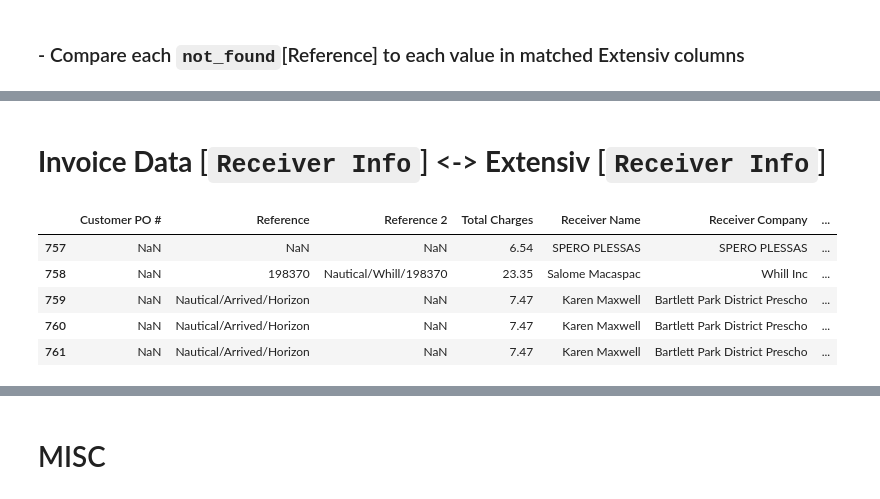
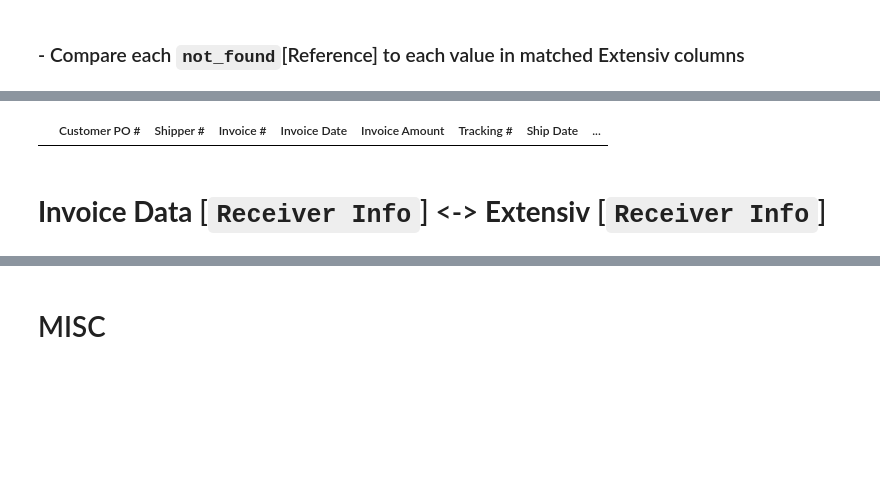
Before and after one commit to dsagher/Reconciliation-Project, a Jupyter notebook: py_files/recon.ipynb, the cells around one changed output, grey strips where cells are left out. Saved outputs shown, nothing was run; the diff lists cells and outputs as text; code cells hidden in the pictures; blank space fills up the shorter version.

```diff
--- a/py_files/recon.ipynb
+++ b/py_files/recon.ipynb
@@ -337,16 +461,6 @@ gp_found_values
+# %%
+not_found[(not_found['Customer PO #'] == 'GP Acoustics')]
+# %% [output]
+|  | Customer PO # | Shipper # | Invoice # | Invoice Date | Invoice Amount | Tracking # | Ship Date | ... |
 # %% [markdown]
 # **Invoice Data** [`Receiver Info`] <-> **Extensiv** [`Receiver Info`]
-# %%
-# Create list of FedEx References that were found in Extensiv cross-examination
-
-found_reference_lst = list()
-
-for i in gp_found_values:
-    found_reference_lst.append(i['Reference'])
-# %% [output]
-|  | Customer PO # | Reference | Reference 2 | Total Charges | Receiver Name | Receiver Company | ... |
-| 757 | NaN | NaN | NaN | 6.54 | SPERO PLESSAS | SPERO PLESSAS | ... |
-| 758 | NaN | 198370 | Nautical/Whill/198370 | 23.35 | Salome Macaspac | Whill Inc | ... |
-| 759 | NaN | Nautical/Arrived/Horizon | NaN | 7.47 | Karen Maxwell | Bartlett Park District Prescho | ... |
-| 760 | NaN | Nautical/Arrived/Horizon | NaN | 7.47 | Karen Maxwell | Bartlett Park District Prescho | ... |
-| 761 | NaN | Nautical/Arrived/Horizon | NaN | 7.47 | Karen Maxwell | Bartlett Park District Prescho | ... |
```
Also changed, not shown: parts of 32 cells of this notebook, 2 other files.
